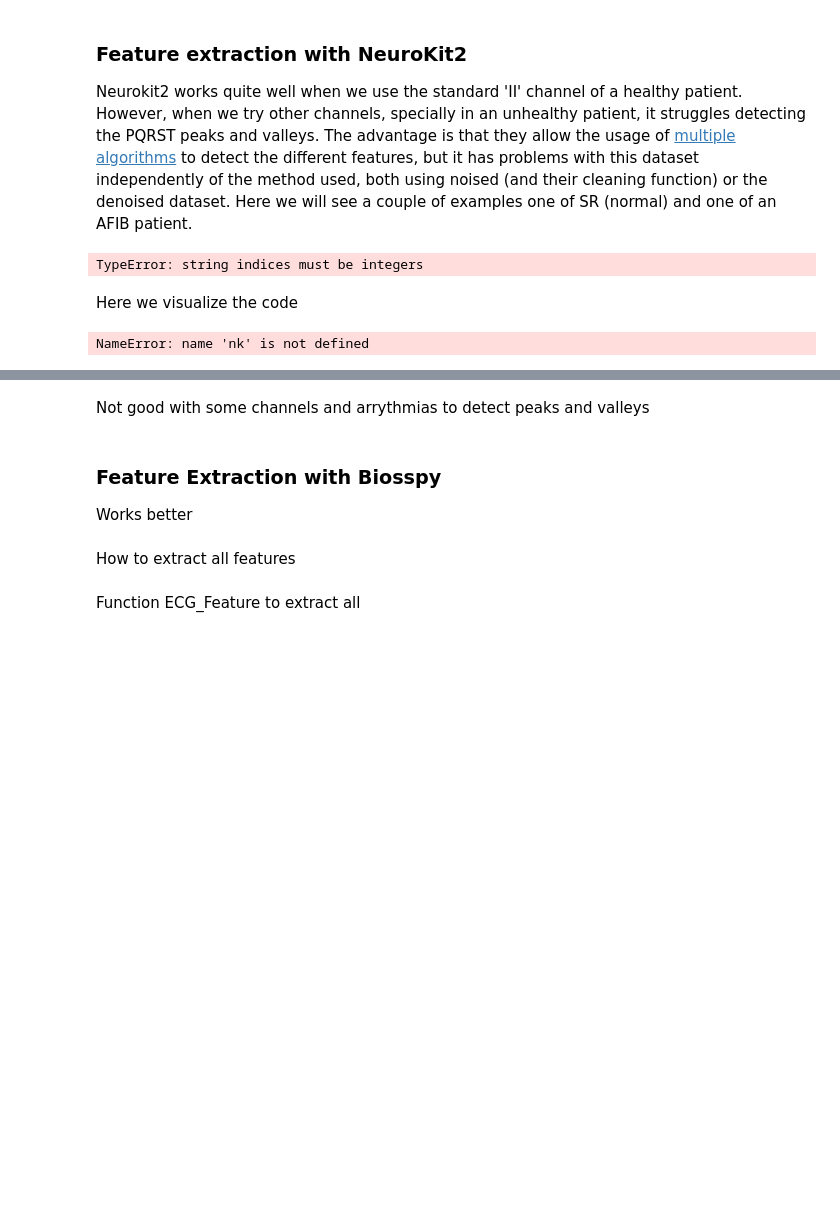
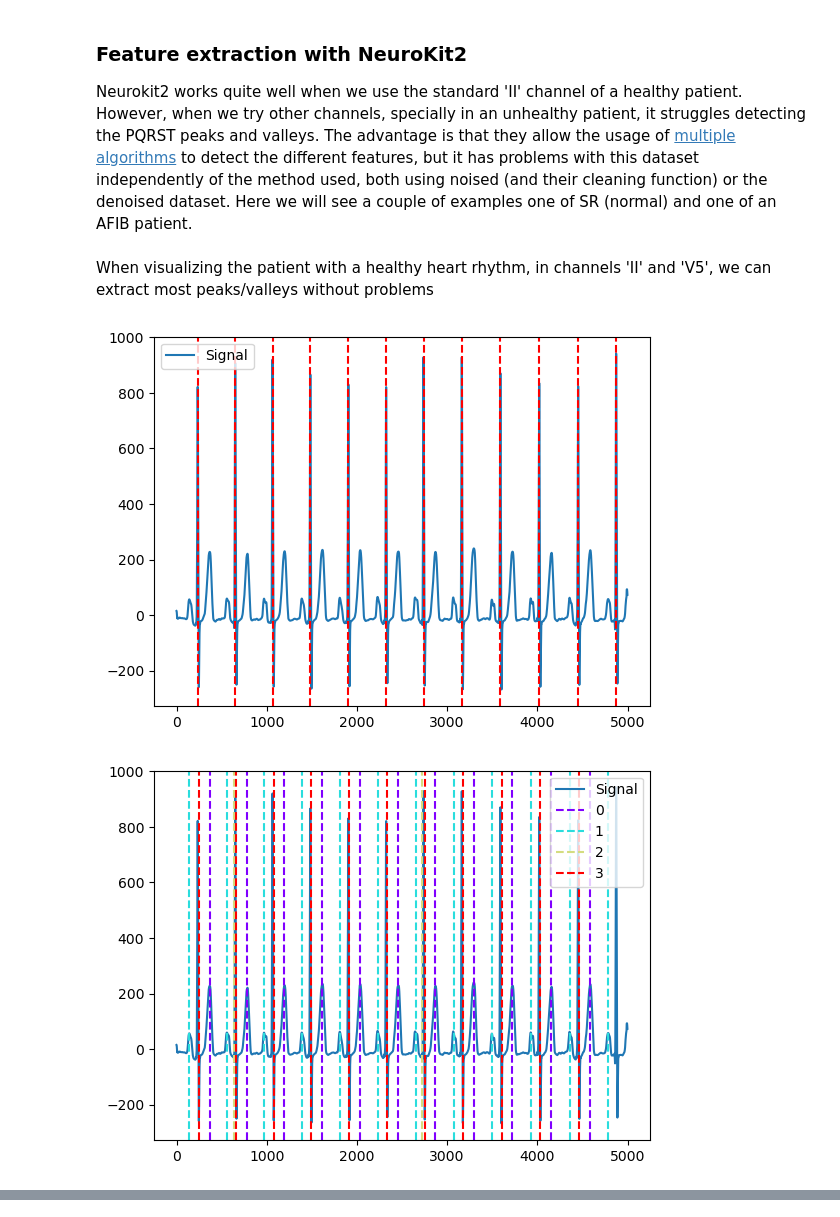
Before and after one commit to franciscodlsb/HeartArrhythmias, a Jupyter notebook: 1. DataPre_Feature_Extraction.ipynb, the cells around one changed output, grey strips where cells are left out. Cells and saved outputs as stored; diff of their text form; code cells hidden in the pictures; blank space fills up the shorter version.

Commit message:
Feature extraction Finished

```diff
--- a/1. DataPre_Feature_Extraction.ipynb
+++ b/1. DataPre_Feature_Extraction.ipynb
@@ -327,33 +328,37 @@ plt.show()
 # %% [markdown]
 ### Feature extraction with NeuroKit2
 Neurokit2 works quite well when we use the standard 'II' channel of a healthy patient. However, when we try other channels, specially in an unhealthy patient, it struggles detecting the PQRST peaks and valleys. The advantage is that they allow the usage of [multiple algorithms](https://neuropsychology.github.io/NeuroKit/studies/ecg_benchmark.html) to detect the different features, but it has problems with this dataset independently of the method used, both using noised (and their cleaning function) or the denoised dataset. Here we will see a couple of examples one of SR (normal) and one of an AFIB patient.
-# %%
-# Import Patient data
-patients = Diagnostics.groupby('Rhythm')['FileName'].first() +'.csv'
-patients = patients[patients.index.isin(['SR', 'AFIB'])]
-rhythms = patients.index.to_list()
-
-# Detect the R peaks for the II and V5 ECG leads
-_, rpeaks = nk.ecg_peaks(patients[0]['II'], sampling_rate=500, method='neurokit')
-#plot = nk.events_plot(rpeaks['ECG_R_Peaks'], patient['II'])
-#_, waves_peak = nk.ecg_delineate(x[4][1], rpeaks, sampling_rate=1000, method="peak")
-#print(rpeaks)
-# %% [output]
-TypeError: string indices must be integers
-# %% [markdown]
-Here we visualize the code
+# %%
+# Import Patient data
+patient_AFIB = str(Diagnostics.iloc[104]['FileName'] + '.csv')
+patient_SR = str(Diagnostics.iloc[50]['FileName'] + '.csv')
+
+AFIB = pd.read_csv(os.path.join(data_dir, patient_AFIB), header=None, names=channels)
+SR = pd.read_csv(os.path.join(data_dir, patient_SR), header=None, names=channels)
+# %% [markdown]
+When visualizing the patient with a healthy heart rhythm, in channels 'II' and 'V5', we can extract most peaks/valleys without problems
 # %%
-_, waves_peak = nk.ecg_delineate(patient['V5'], rpeaks, sampling_rate=500, method="dwt")
+# Detect the R peaks for the II and V5 ECG leads of the normal patient
+# II
+_, rpeaks = nk.ecg_peaks(SR['II'], sampling_rate=500, method='neurokit')
+plot = nk.events_plot(rpeaks['ECG_R_Peaks'], SR['II'])
+_, waves_peak = nk.ecg_delineate(SR['V5'], rpeaks, sampling_rate=500, method="dwt")
 plot = nk.events_plot([waves_peak['ECG_T_Peaks'],
                        waves_peak['ECG_P_Peaks'],
                        waves_peak['ECG_Q_Peaks'],
-                       waves_peak['ECG_S_Peaks']], patient['V5'])
+                       waves_peak['ECG_S_Peaks']], SR['II'])
 
+_, waves_peak = nk.ecg_delineate(SR['II'], rpeaks, sampling_rate=1000,
+                                 method="peak",  show=True, show_type='peaks')
 
-_, waves_peak = nk.ecg_delineate(patient['II'], rpeaks, sampling_rate=500, method="dwt")
-plot = nk.events_plot([waves_peak['ECG_P_Peaks'],
-                       waves_peak['ECG_P_Onsets'],
-                       waves_peak['ECG_P_Offsets']],
-                       patient['II'])
+# V5
+_, rpeaks = nk.ecg_peaks(SR['V5'], sampling_rate=500, method='neurokit')
+plot = nk.events_plot(rpeaks['ECG_R_Peaks'], SR['V5'])
+_, waves_peak = nk.ecg_delineate(SR['V5'], rpeaks, sampling_rate=500, method="dwt")
+plot = nk.events_plot([waves_peak['ECG_T_Peaks'],
+                       waves_peak['ECG_P_Peaks'],
+                       waves_peak['ECG_Q_Peaks'],
+                       waves_peak['ECG_S_Peaks']], SR['V5'])
 # %% [output]
-NameError: name 'nk' is not defined
+[figure, added]
+[figure, added]
@@ -360,2 +367,0 @@ NameError: name 'nk' is not defined
-# %% [markdown]
-Not good with some channels and arrythmias to detect peaks and valleys
@@ -364,3 +367,0 @@ Not good with some channels and arrythmias to detect peaks and valleys
-# %% [markdown]
-### Feature Extraction with Biosspy
-Works better
@@ -369,2 +367,0 @@ Works better
-# %% [markdown]
-How to extract all features
@@ -373,2 +367,0 @@ How to extract all features
-# %% [markdown]
-Function ECG_Feature to extract all
```
Also changed, not shown: parts of 19 cells of this notebook, 8 other files.
